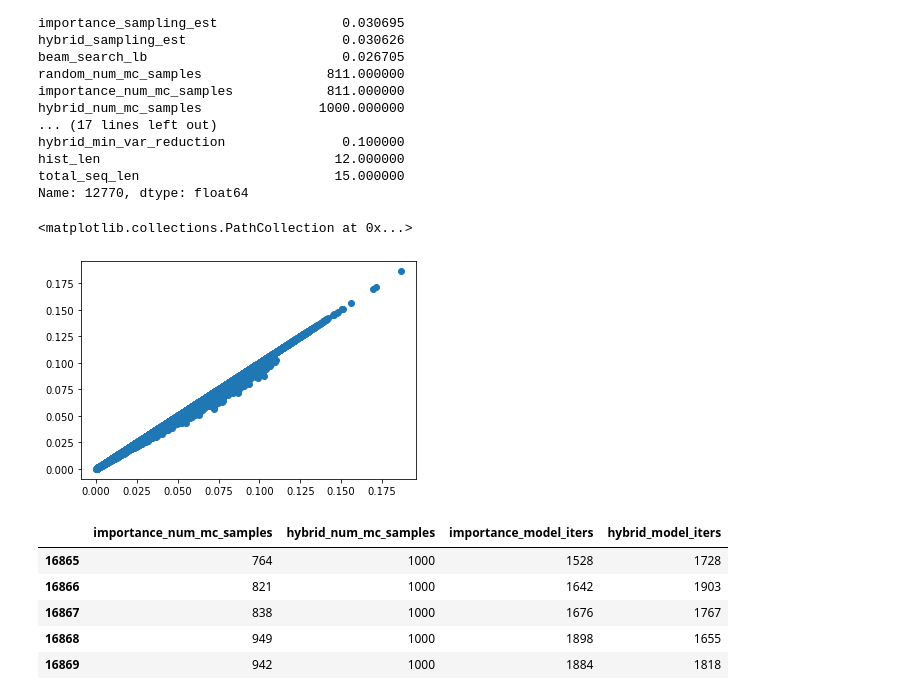
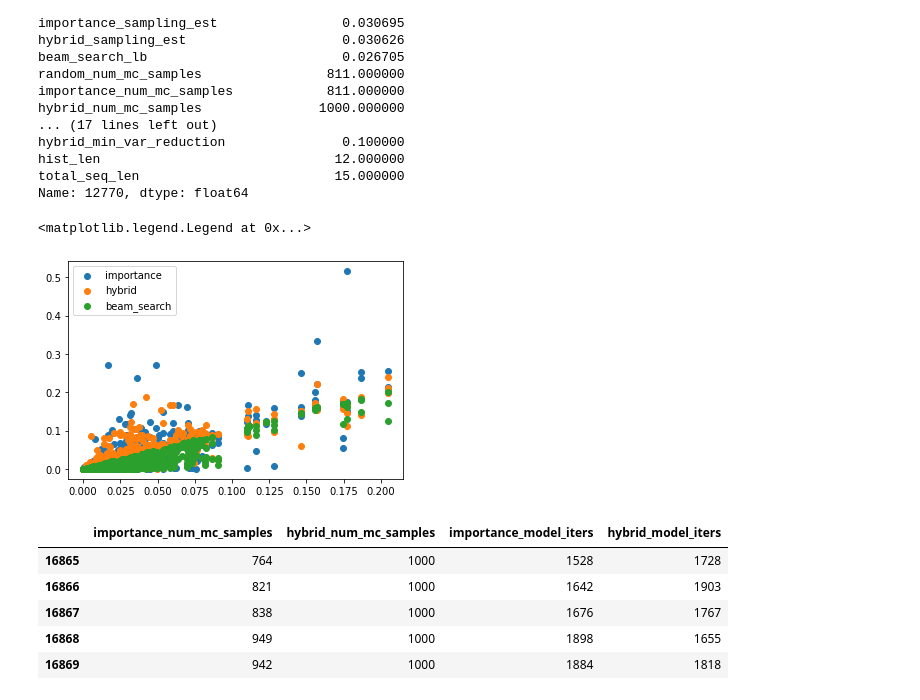
Before and after one commit to vshah99/prob_seq_queries_nnproject, a Jupyter notebook: notebooks/flatten_dataset.ipynb, the cells around one changed output. Cells and saved outputs as stored; diff of their text form; code cells hidden in the pictures.

```diff
--- a/notebooks/flatten_dataset.ipynb
+++ b/notebooks/flatten_dataset.ipynb
@@ -367,11 +370,30 @@ def flatten_experiments(experiments, datasets, lengths,model_budget=False,
 # %%
 # df = flatten_experiments(['val_dl'],['shakespeare'],[(18,20),(17,20)])
 # df.to_csv('shakespeare_17-18_20.csv',index=None)
-df = flatten_experiments(['val_dl'],['amazon'],[(5,15)],max_num_queries=100)
+# df = flatten_experiments(['val_dl'],['amazon'],[(13,15),(12,15)])
 # df.to_csv('amazon_12-13_15.csv',index=None)
 # df = flatten_experiments(['val_dl'],['moocs'],[(13,15),(12,15)])
 # df.to_csv('moocs_12-13_15.csv',index=None)
 # df = flatten_experiments(['val_dl'],['apps'],[(12,15),(13,15)])
 # df.to_csv('apps_12-13_15.csv',index=None)
+
+# df_names = ['shakespeare','amazon','moocs','apps']
+# dfs = []
+# df = flatten_experiments(['val_dl'],['shakespeare'],[(16,20),(12,20),(10,20)],
+#                         max_num_queries=100)
+# dfs.append(df)
+# # df.to_csv('shakespeare_10-12-16_20.csv',index=None)
+# df = flatten_experiments(['val_dl'],['amazon'],[(11,15),(8,15),(5,15)],
+#                         max_num_queries=100)
+# dfs.append(df)
+# # df.to_csv('amazon_5-8-11_15.csv',index=None)
+# df = flatten_experiments(['val_dl'],['moocs'],[(11,15),(8,15),(5,15)],
+#                         max_num_queries=100)
+# dfs.append(df)
+# # df.to_csv('moocs_5-8-11_15.csv',index=None)
+# df = flatten_experiments(['val_dl'],['apps'],[(11,15),(8,15),(5,15)],
+#                         max_num_queries=100)
+# dfs.append(df)
+# # df.to_csv('apps_5-8-11_15.csv',index=None)
 # %% [output]
 beam_search_is_hybrid
@@ -398,7 +438,14 @@ Index(['sequence_id', 'num_steps', 'excluded_term', 'is_gt', 'ground_truth',
 # print(df.shape)
 # print(df.isnull().sum())
 # df.phase_shifts.describe()
-# df[['num_steps','gt_model_iters',
-    # 'importance_model_iters','hybrid_model_iters','beam_search_model_iters']].tail(10)
+# df[['num_steps','gt_model_iters','importance_model_iters','hybrid_model_iters','beam_search_model_iters']].tail(10)
 # df[['hybrid_num_mc_samples', 'importance_num_mc_samples','beam_search_num_beams']].tail(50)
 # df[['beam_search_true_coverage','beam_search_restricted_coverage','beam_search_num_beams']].tail(50)
+
+for df_name, df in zip(df_names, dfs):
+    print(df_name,"\n")
+    print('hybrid',(np.abs(df.ground_truth - df.hybrid_sampling_est)/df.ground_truth).median()*100)
+    print('importance',(np.abs(df.ground_truth - df.importance_sampling_est)/df.ground_truth).median()*100)
+    print('beam_search',(np.abs(df.ground_truth - df.beam_search_lb)/df.ground_truth).median()*100)
+    print('random',(np.abs(df.ground_truth - df.random_sampling_est)/df.ground_truth).median()*100)
+    print('====='*5)
@@ -456,12 +521,16 @@ hist_len                              12.000000
 total_seq_len                         15.000000
 Name: 12770, dtype: float64
 # %%
-tdf = df[df.hybrid_num_mc_samples > 100]
-plt.scatter(tdf.ground_truth, tdf.beam_search_lb)
+# tdf = df[df.hybrid_num_mc_samples > 800]
+tdf = df
+plt.scatter(tdf.ground_truth, tdf.importance_sampling_est, label = 'importance')
+plt.scatter(tdf.ground_truth, tdf.hybrid_sampling_est, label = 'hybrid')
+plt.scatter(tdf.ground_truth, tdf.beam_search_lb, label = 'beam_search')
+plt.legend()
 # tdf[['hybrid_model_iters','beam_search_model_iters']].head()
 # %% [output]
-<matplotlib.collections.PathCollection at 0x...>
+<matplotlib.legend.Legend at 0x...>
-[figure, old version]
+[figure, new version]
 # %%
 df.loc[abs(df.hybrid_model_iters - df.importance_model_iters) > 40,
        ['importance_num_mc_samples','hybrid_num_mc_samples',
```
Also changed, not shown: parts of 6 cells of this notebook, 3 other files.
